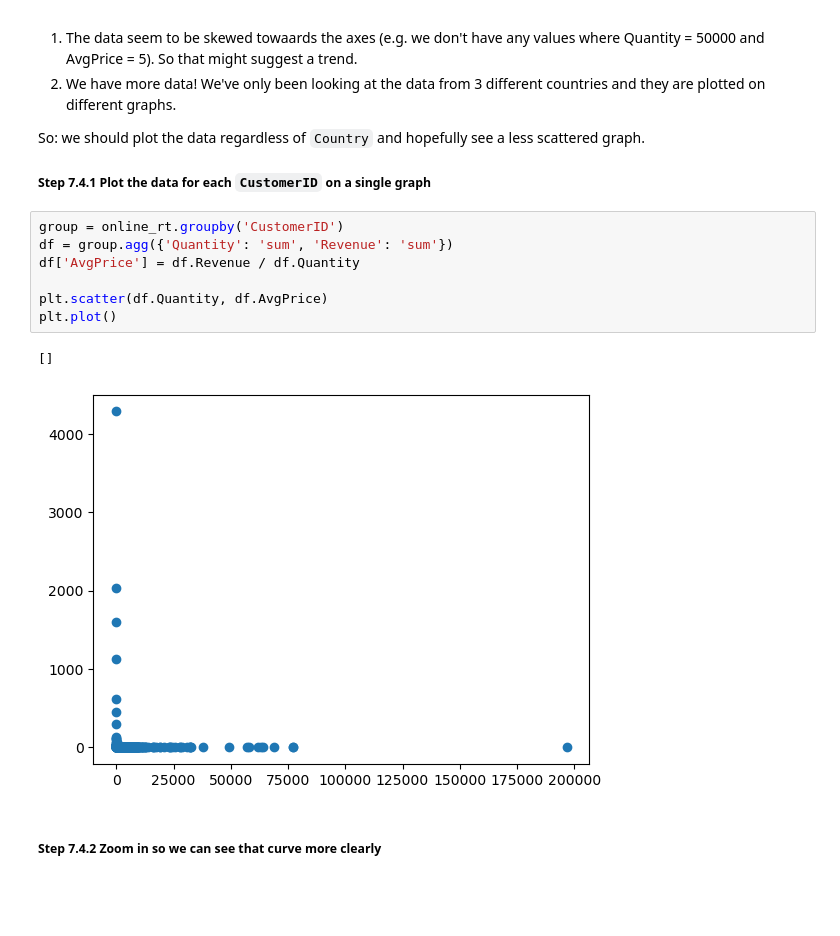
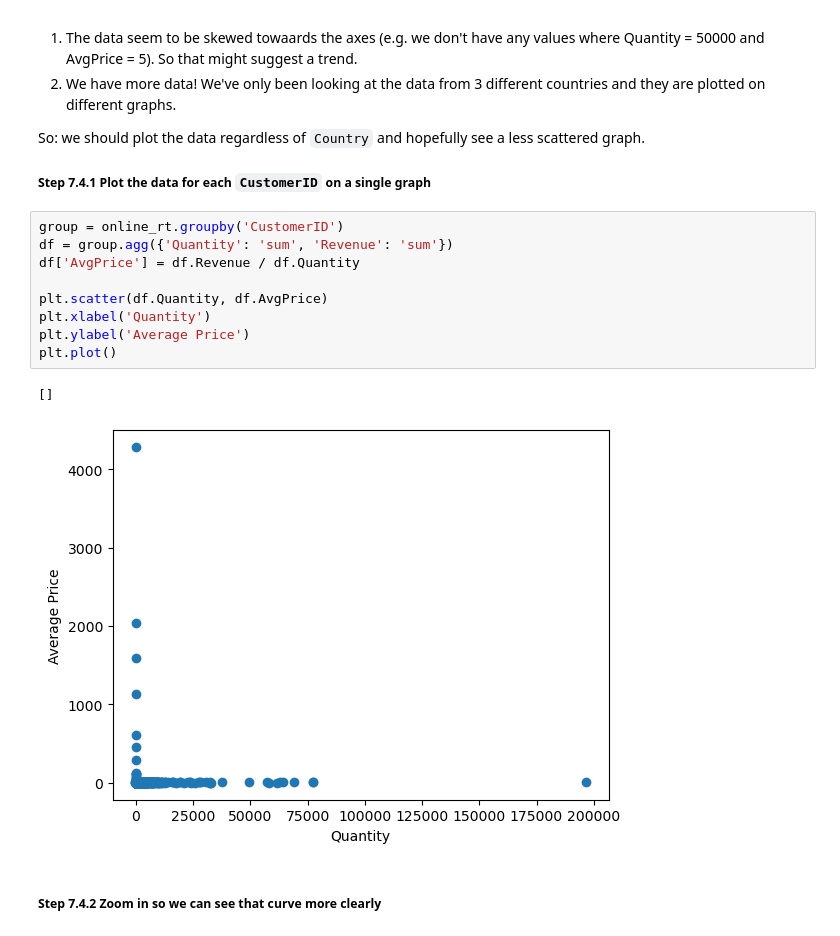
Before and after one commit to zookee76/jupyternotebooks, a Jupyter notebook: pandas_exercises/07_Visualization/Online_Retail/Exercises.ipynb, the cells around one changed output. Drawn from its saved outputs; the diff is of its cells as text; blank space fills up the shorter version.

```diff
--- a/pandas_exercises/07_Visualization/Online_Retail/Exercises.ipynb
+++ b/pandas_exercises/07_Visualization/Online_Retail/Exercises.ipynb
@@ -194,13 +194,15 @@ So: we should plot the data regardless of `Country` and hopefully see a less sca
 # %%
 group = online_rt.groupby('CustomerID')
 df = group.agg({'Quantity': 'sum', 'Revenue': 'sum'})
 df['AvgPrice'] = df.Revenue / df.Quantity
 
 plt.scatter(df.Quantity, df.AvgPrice)
+plt.xlabel('Quantity')
+plt.ylabel('Average Price')
 plt.plot()
 # %% [output]
 []
-[figure, old version]
+[figure, new version]
 # %% [markdown]
 ##### Step 7.4.2 Zoom in so we can see that curve more clearly
 # %%
```
Also changed, not shown: parts of 4 cells of this notebook, 1 other file.
